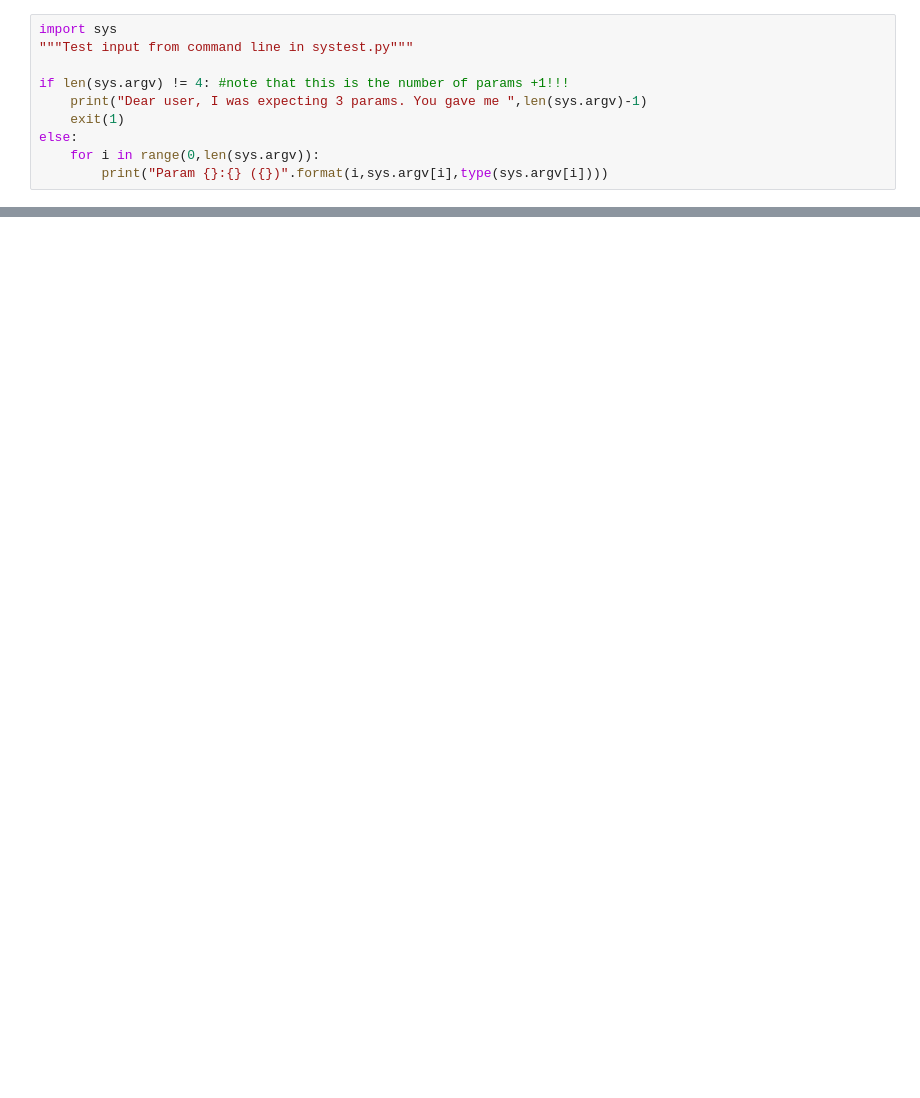
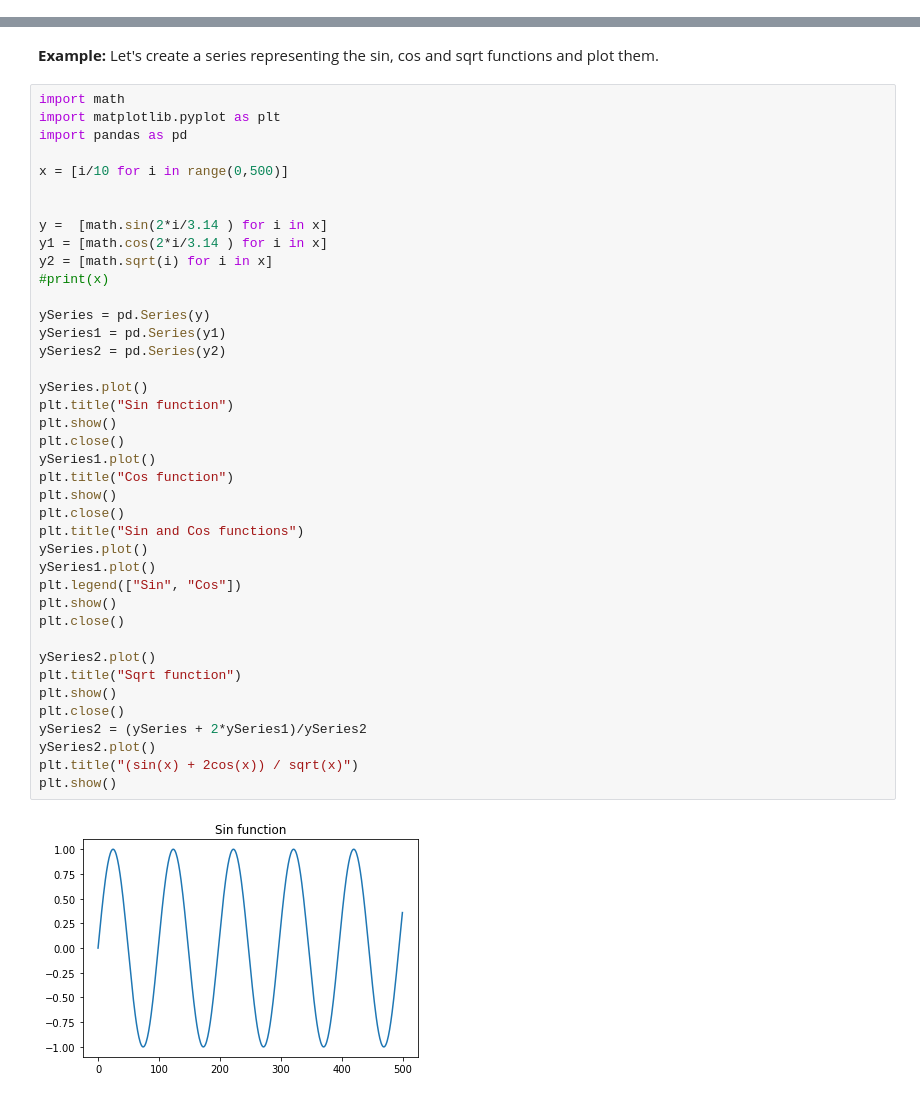
Before and after one commit to lucamarchetti79/teaching, a Jupyter notebook: qcbSciProLab/M1_practical8.ipynb, the cells around one changed output, grey strips where cells are left out. Cells and saved outputs as stored; diff of their text form; blank space fills up the shorter version.

```diff
--- a/qcbSciProLab/M1_practical8.ipynb
+++ b/qcbSciProLab/M1_practical8.ipynb
@@ -32,10 +0,0 @@ Consider the following code:
-# %%
-import sys
-"""Test input from command line in systest.py"""
-
-if len(sys.argv) != 4: #note that this is the number of params +1!!!
-    print("Dear user, I was expecting 3 params. You gave me ",len(sys.argv)-1)
-    exit(1)
-else:
-    for i in range(0,len(sys.argv)):
-        print("Param {}:{} ({})".format(i,sys.argv[i],type(sys.argv[i])))
@@ -348,0 +482,45 @@ filterFasta(inFasta,outFasta, ids)
+# %% [markdown]
+**Example:**
+Let's create a series representing the sin, cos and sqrt functions and plot them.
+# %%
+import math
+import matplotlib.pyplot as plt
+import pandas as pd
+
+x = [i/10 for i in range(0,500)]
+
+
+y =  [math.sin(2*i/3.14 ) for i in x]
+y1 = [math.cos(2*i/3.14 ) for i in x]
+y2 = [math.sqrt(i) for i in x]
+#print(x)
+
+ySeries = pd.Series(y)
+ySeries1 = pd.Series(y1)
+ySeries2 = pd.Series(y2)
+
+ySeries.plot()
+plt.title("Sin function")
+plt.show()
+plt.close()
+ySeries1.plot()
+plt.title("Cos function")
+plt.show()
+plt.close()
+plt.title("Sin and Cos functions")
+ySeries.plot()
+ySeries1.plot()
+plt.legend(["Sin", "Cos"])
+plt.show()
+plt.close()
+
+ySeries2.plot()
+plt.title("Sqrt function")
+plt.show()
+plt.close()
+ySeries2 = (ySeries + 2*ySeries1)/ySeries2
+ySeries2.plot()
+plt.title("(sin(x) + 2cos(x)) / sqrt(x)")
+plt.show()
+# %% [output]
+[figure, added]
```
Also changed, not shown: parts of 84 cells of this notebook, 53 other files.
